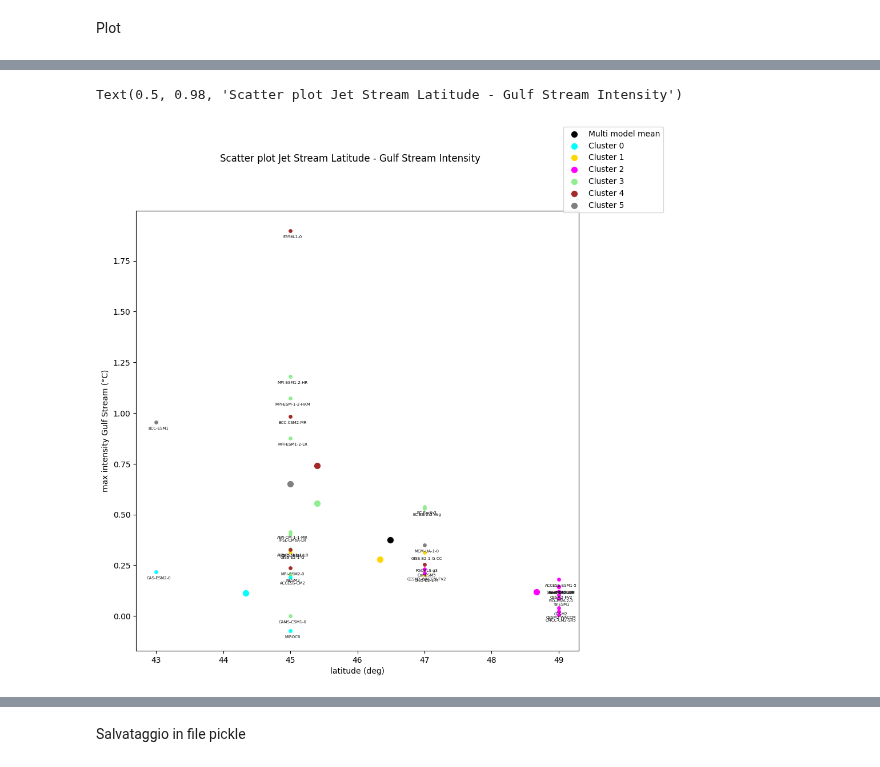
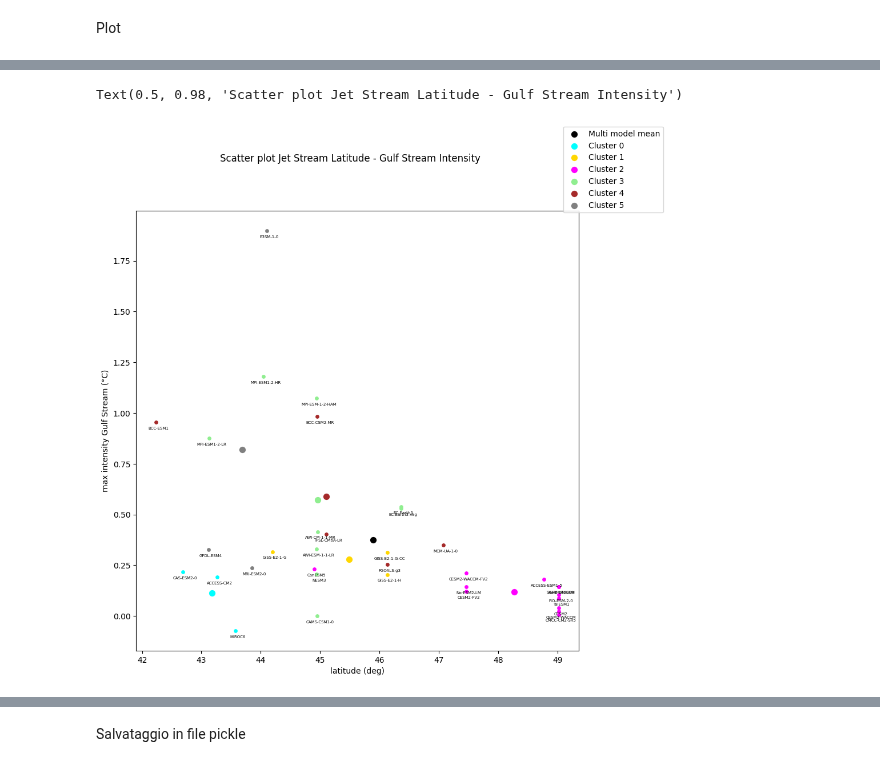
Before and after one commit to sbeltrami/tesi, a Jupyter notebook: jet_stream_new.ipynb, the cells around one changed output, grey strips where cells are left out. Saved outputs shown, nothing was run; the diff lists cells and outputs as text; code cells hidden in the pictures.

```diff
--- a/jet_stream_new.ipynb
+++ b/jet_stream_new.ipynb
@@ -427,16 +469,16 @@ Plot
 #Intensity-Latitude 850hPa
 fig,ax = plt.subplots(figsize=(10,10))
 colour_list = ['black','cyan','gold','fuchsia','lightgreen','brown','grey']
-ax.scatter(latitude_jet_model_mean,intensity_jet_model_mean,s=50,color=colour_list[0],label='Multi model mean')
+ax.scatter(latitude_jet_model_mean_or,intensity_jet_model_mean_or,s=50,color=colour_list[0],label='Multi model mean')
 for name in models_atmos.keys():
     for n in range(len(list_4_clusters_new)): #ciclo sui cluster
         if name in list_4_clusters_new[n]: #se un modello appartiene ad un determinato cluster
-            ax.scatter(models_atmos[name]['jet latitude'].values,models_atmos[name]['jet intensity'].values,s=15,color=colour_list[n+1])
-            ax.annotate(name, (models_atmos[name]['jet latitude'].values,models_atmos[name]['jet intensity'].values),
+            ax.scatter(models_atmos[name]['original jet latitude'].values,models_atmos[name]['original jet intensity'].values,s=15,color=colour_list[n+1])
+            ax.annotate(name, (models_atmos[name]['original jet latitude'].values,models_atmos[name]['original jet intensity'].values),
                         textcoords="offset points", xytext=(3,-9), ha='center',fontsize=5)
 #Plot di ogni cluster
 for n in range(len(list_4_clusters_new)):
-    ax.scatter(latitude_jet_cluster_mean[n],intensity_jet_cluster_mean[n],label=f'Cluster {n}',s=50,color=colour_list[n+1])
+    ax.scatter(latitude_jet_cluster_mean_or[n],intensity_jet_cluster_mean_or[n],label=f'Cluster {n}',s=50,color=colour_list[n+1])
 ax.legend(loc='upper right',bbox_to_anchor=(1.2, 1.2))
 ax.set_ylabel('max intensity (m/s)')
 ax.set_xlabel('latitude (deg)')
@@ -447,17 +489,17 @@ Text(0.5, 0.98, 'Scatter plot Jet Stream Intensity - Latitude')
 # %%
 #Latitude - Tilt 850hPa --> ricercare una relazione lineare?
 fig,ax = plt.subplots(figsize=(10,10))
-ax.scatter(latitude_jet_model_mean,jet_tilt_model_mean,s=50,color=colour_list[0],label='Multi model mean')
+ax.scatter(latitude_jet_model_mean_or,jet_tilt_model_mean_or,s=50,color=colour_list[0],label='Multi model mean')
 for name in models_atmos.keys():
     for n in range(len(list_4_clusters_new)): #ciclo sui cluster
         if name in list_4_clusters_new[n]: #se un modello appartiene ad un determinato cluster
-            ax.scatter(models_atmos[name]['jet latitude'].values,models_atmos[name]['jet tilt'].values,s=15,color=colour_list[n+1])
-            ax.annotate(name, (models_atmos[name]['jet latitude'].values,
-                                models_atmos[name]['jet tilt'].values),
+            ax.scatter(models_atmos[name]['original jet latitude'].values,models_atmos[name]['original jet tilt'].values,s=15,color=colour_list[n+1])
+            ax.annotate(name, (models_atmos[name]['original jet latitude'].values,
+                                models_atmos[name]['original jet tilt'].values),
                         textcoords="offset points", xytext=(3,-9), ha='center',fontsize=5)
 #Plot di ogni cluster
 for n in range(len(list_4_clusters_new)):
-    ax.scatter(latitude_jet_cluster_mean[n],jet_tilt_cluster_mean[n],label=f'Cluster {n}',s=50,color=colour_list[n+1])
+    ax.scatter(latitude_jet_cluster_mean_or[n],jet_tilt_cluster_mean_or[n],label=f'Cluster {n}',s=50,color=colour_list[n+1])
 ax.legend(loc='upper right',bbox_to_anchor=(1.2, 1.2))
 ax.set_xlabel('latitude (deg)')
 ax.set_ylabel('tilt (deg)')
@@ -468,17 +510,17 @@ Text(0.5, 0.98, 'Scatter plot Jet Stream tilt - Latitude')
 # %%
 #Ocean resolution - Jet latitude
 fig,ax = plt.subplots(figsize=(10,10))
-ax.scatter(latitude_jet_model_mean,ocean_res_model_mean,s=50,color=colour_list[0],label='Multi model mean')
+ax.scatter(latitude_jet_model_mean_or,ocean_res_model_mean,s=50,color=colour_list[0],label='Multi model mean')
 for name in models_atmos.keys():
     for n in range(len(list_4_clusters_new)): #ciclo sui cluster
         if name in list_4_clusters_new[n]: #se un modello appartiene ad un determinato cluster
-            ax.scatter(models_atmos[name]['jet latitude'].values,models[name]['model resolution'],s=15,color=colour_list[n+1])
-            ax.annotate(name, (models_atmos[name]['jet latitude'].values,
+            ax.scatter(models_atmos[name]['original jet latitude'].values,models[name]['model resolution'],s=15,color=colour_list[n+1])
+            ax.annotate(name, (models_atmos[name]['original jet latitude'].values,
                                 models[name]['model resolution']),
                         textcoords="offset points", xytext=(3,-9), ha='center',fontsize=5)
 #Plot di ogni cluster
 for n in range(len(list_4_clusters_new)):
-    ax.scatter(latitude_jet_cluster_mean[n],ocean_res_cluster_mean[n],label=f'Cluster {n}',s=50,color=colour_list[n+1])
+    ax.scatter(latitude_jet_cluster_mean_or[n],ocean_res_cluster_mean[n],label=f'Cluster {n}',s=50,color=colour_list[n+1])
 ax.legend(loc='upper right',bbox_to_anchor=(1.2, 1.2))
 ax.set_xlabel('latitude (deg)')
 ax.set_ylabel('Ocean resolution (km)')
@@ -489,17 +531,17 @@ Text(0.5, 0.98, 'Scatter plot Ocean Resolution - Jet latitude')
 # %%
 #Atmosphere resolution-Jet latitude
 fig,ax = plt.subplots(figsize=(10,10))
-ax.scatter(latitude_jet_model_mean,atmos_res_model_mean,s=50,color=colour_list[0],label='Multi model mean')
+ax.scatter(latitude_jet_model_mean_or,atmos_res_model_mean,s=50,color=colour_list[0],label='Multi model mean')
 for name in models_atmos.keys():
     for n in range(len(list_4_clusters_new)): #ciclo sui cluster
         if name in list_4_clusters_new[n]: #se un modello appartiene ad un determinato cluster
-            ax.scatter(models_atmos[name]['jet latitude'].values,models_atmos[name]['atmos model resolution'],s=15,color=colour_list[n+1])
-            ax.annotate(name, (models_atmos[name]['jet latitude'].values,
+            ax.scatter(models_atmos[name]['original jet latitude'].values,models_atmos[name]['atmos model resolution'],s=15,color=colour_list[n+1])
+            ax.annotate(name, (models_atmos[name]['original jet latitude'].values,
                                 models_atmos[name]['atmos model resolution']),
                         textcoords="offset points", xytext=(3,-9), ha='center',fontsize=5)
 #Plot di ogni cluster
 for n in range(len(list_4_clusters_new)):
-    ax.scatter(latitude_jet_cluster_mean[n],atmos_res_cluster_mean[n],label=f'Cluster {n}',s=50,color=colour_list[n+1])
+    ax.scatter(latitude_jet_cluster_mean_or[n],atmos_res_cluster_mean[n],label=f'Cluster {n}',s=50,color=colour_list[n+1])
 ax.legend(loc='upper right',bbox_to_anchor=(1.2, 1.2))
 ax.set_xlabel('latitude (deg)')
 ax.set_ylabel('Atmosphere resolution (km)')
@@ -552,24 +594,24 @@ Text(0.5, 0.98, 'Scatter plot Atmosphere Resolution - Root mean square error')
 # %%
 #GS
 #Latitude jet- intensity GS
 fig,ax = plt.subplots(figsize=(10,10))
-ax.scatter(latitude_jet_model_mean,intensity_gs_model_mean,s=50,color=colour_list[0],label='Multi model mean')
+ax.scatter(latitude_jet_model_mean_or,intensity_gs_model_mean,s=50,color=colour_list[0],label='Multi model mean')
 for name in models_atmos.keys():
     for n in range(len(list_4_clusters_new)): #ciclo sui cluster
         if name in list_4_clusters_new[n]: #se un modello appartiene ad un determinato cluster
-            ax.scatter(models_atmos[name]['jet latitude'].values,models[name]['gs intensity'].values,s=15,color=colour_list[n+1])
-            ax.annotate(name, (models_atmos[name]['jet latitude'].values,models[name]['gs intensity'].values),
+            ax.scatter(models_atmos[name]['original jet latitude'].values,models[name]['gs intensity'].values,s=15,color=colour_list[n+1])
+            ax.annotate(name, (models_atmos[name]['original jet latitude'].values,models[name]['gs intensity'].values),
                         textcoords="offset points", xytext=(3,-9), ha='center',fontsize=5)
 #Plot di ogni cluster
 for n in range(len(list_4_clusters_new)):
-    ax.scatter(latitude_jet_cluster_mean[n],intensity_gs_cluster_mean[n],label=f'Cluster {n}',s=50,color=colour_list[n+1])
+    ax.scatter(latitude_jet_cluster_mean_or[n],intensity_gs_cluster_mean[n],label=f'Cluster {n}',s=50,color=colour_list[n+1])
 ax.legend(loc='upper right',bbox_to_anchor=(1.2, 1.2))
 ax.set_ylabel('max intensity Gulf Stream (°C)')
 ax.set_xlabel('latitude (deg)')
 fig.suptitle('Scatter plot Jet Stream Latitude - Gulf Stream Intensity')
 # %% [output]
 Text(0.5, 0.98, 'Scatter plot Jet Stream Latitude - Gulf Stream Intensity')
-[figure, old version]
+[figure, new version]
 # %%
 #GS
 #Latitude jet- latitude GS
```
Also changed, not shown: parts of 24 cells of this notebook.
